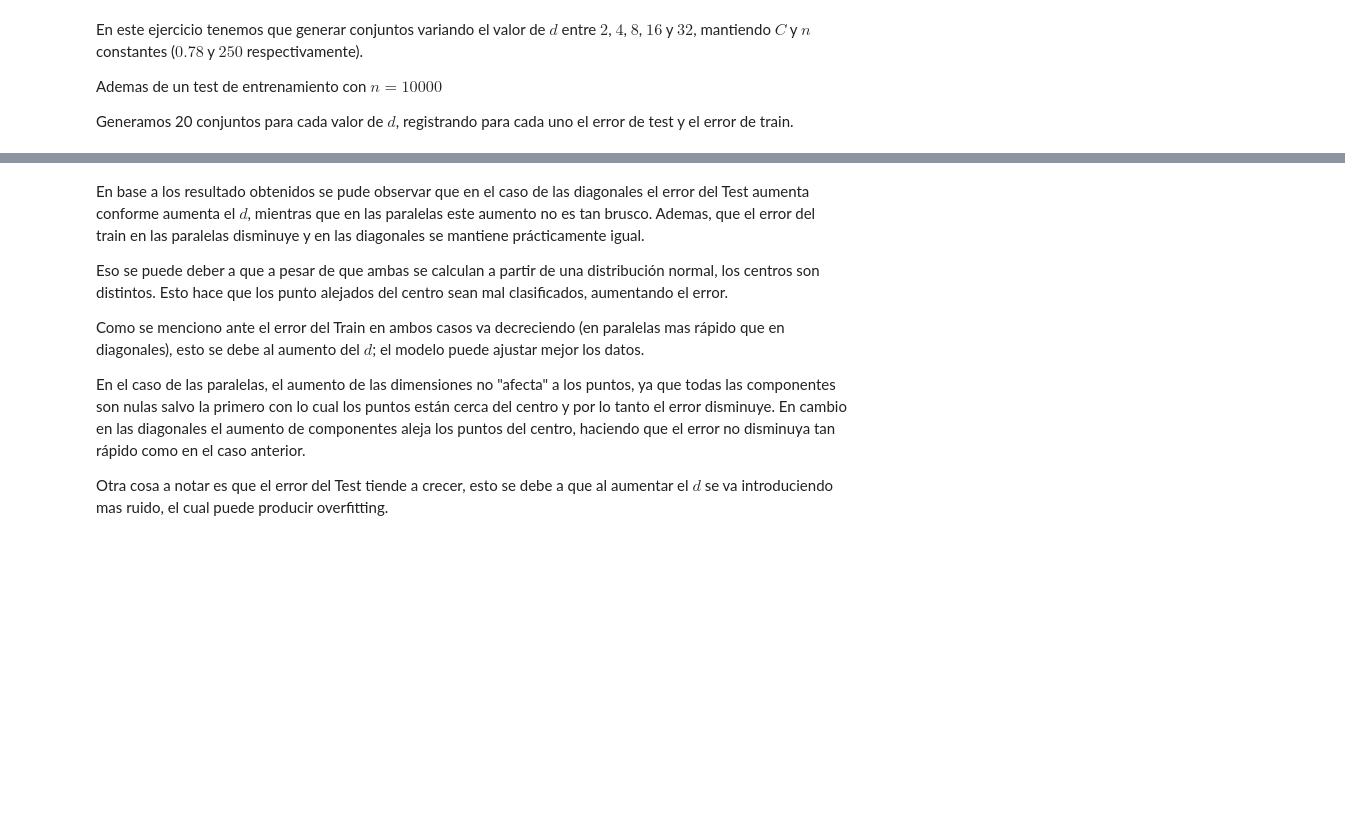
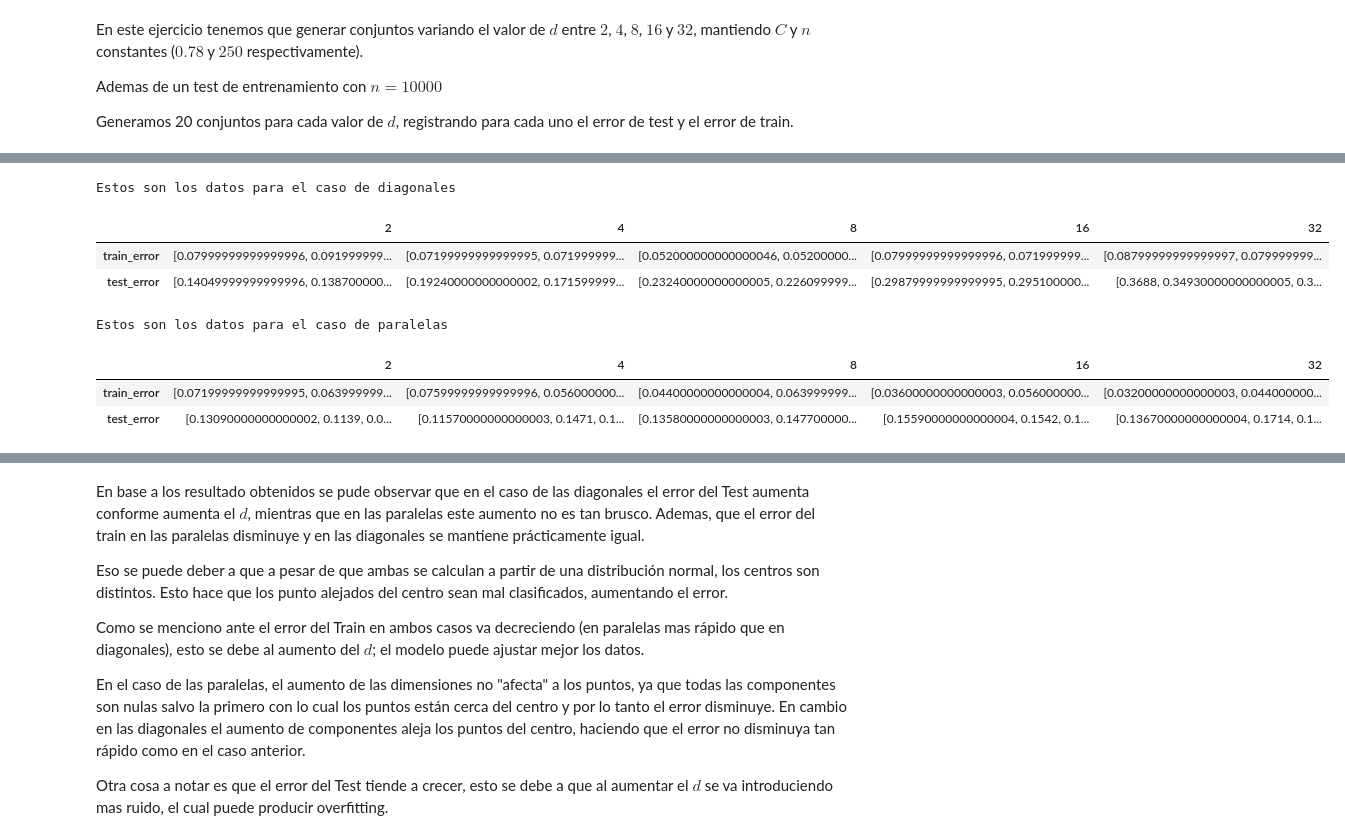
Before and after one commit to DonBerge/IIA-TPS, a Jupyter notebook: TP3/IIA24_ML_Generacion.ipynb, the cells around one changed output, grey strips where cells are left out. Cells and saved outputs as stored; diff of their text form; code cells hidden in the pictures; blank space fills up the shorter version.

```diff
--- a/TP3/IIA24_ML_Generacion.ipynb
+++ b/TP3/IIA24_ML_Generacion.ipynb
@@ -1019,0 +969,59 @@ dimensionalidad()
+# %%
+t = Tree()
+
+#diag = lambda c: diagonales(250, 5, c)
+#par = lambda c: paralelas(250, 5, c)
+
+def makeDF(fun):
+    df = pd.DataFrame({
+        2: {},
+        4: {},
+        8: {},
+        16: {},
+        32: {}
+    })
+
+    CANT_SETS = 20
+
+    for d in [2, 4, 8, 16, 32]:
+        test = fun(10000, d, 0.78)
+        train_error = []
+        test_error = []
+        for i in range(CANT_SETS):
+            # Genero los datos
+            data = fun(250, d, 0.78)
+
+            # Entreno el arbol con los datos
+            t.fit(data['input'].tolist(), data['output'].tolist())
+
+            pred_train = t.predict(data['input'].tolist())
+            pred_test = t.predict(test['input'].tolist())
+
+            train_error.append(1 - accuracy_score(data['output'].tolist(), pred_train))
+            test_error.append(1 - accuracy_score(test['output'].tolist(), pred_test))
+            time.sleep(0.1)
+
+        df[d] = {
+            'train_error': train_error,
+            'test_error': test_error
+        }
+
+    return df
+
+df_diag = makeDF(diagonales)
+df_par = makeDF(paralelas)
+
+print("Estos son los datos para el caso de diagonales")
+display(df_diag)
+
+print("Estos son los datos para el caso de paralelas")
+display(df_par)
+# %% [output]
+Estos son los datos para el caso de diagonales
+|  | 2 | 4 | 8 | 16 | 32 |
+| train_error | [0.07999999999999996, 0.091999999... | [0.07199999999999995, 0.071999999... | [0.052000000000000046, 0.05200000... | [0.07999999999999996, 0.071999999... | [0.08799999999999997, 0.079999999... |
+| test_error | [0.14049999999999996, 0.138700000... | [0.19240000000000002, 0.171599999... | [0.23240000000000005, 0.226099999... | [0.29879999999999995, 0.295100000... | [0.3688, 0.34930000000000005, 0.3... |
+Estos son los datos para el caso de paralelas
+|  | 2 | 4 | 8 | 16 | 32 |
+| train_error | [0.07199999999999995, 0.063999999... | [0.07599999999999996, 0.056000000... | [0.04400000000000004, 0.063999999... | [0.03600000000000003, 0.056000000... | [0.03200000000000003, 0.044000000... |
+| test_error | [0.13090000000000002, 0.1139, 0.0... | [0.11570000000000003, 0.1471, 0.1... | [0.13580000000000003, 0.147700000... | [0.15590000000000004, 0.1542, 0.1... | [0.13670000000000004, 0.1714, 0.1... |
```
Also changed, not shown: parts of 19 cells of this notebook.
